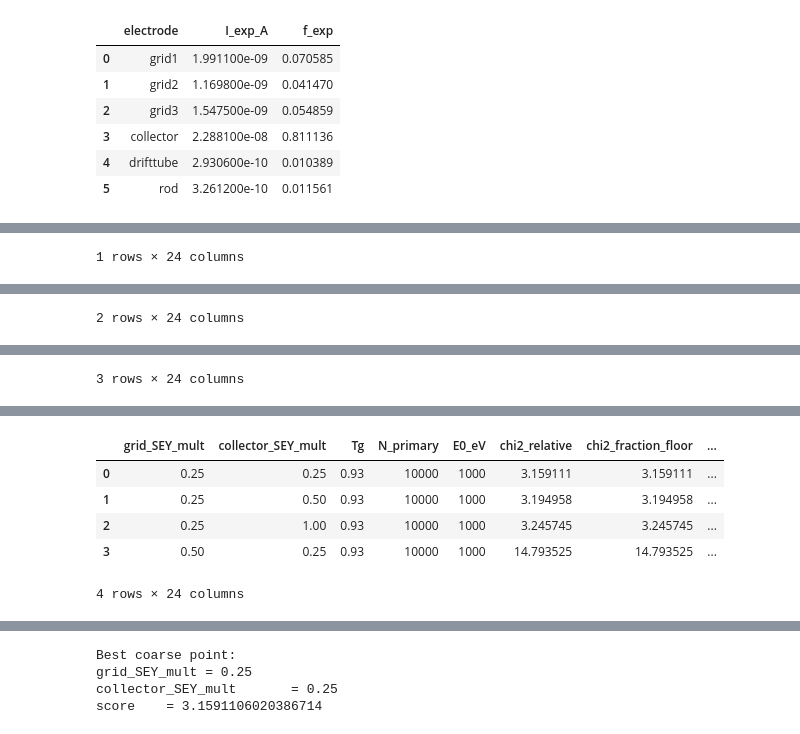
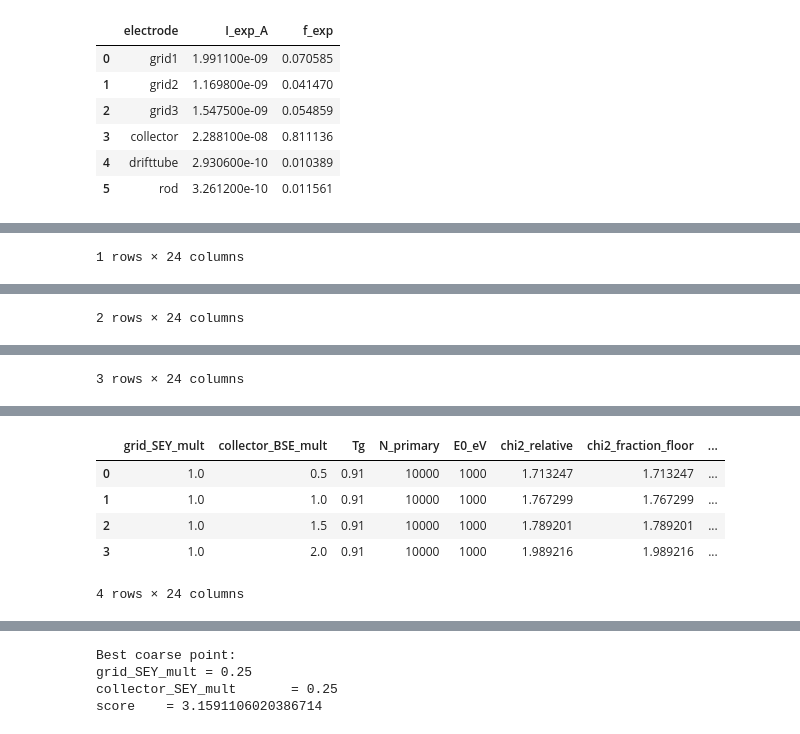
Before and after one commit to oridzel/rfa_python, a Jupyter notebook: notebooks/06_current_prediction_modes.ipynb, the cells around one changed output, grey strips where cells are left out. Cells and saved outputs as stored; diff of their text form; code cells hidden in the pictures.

```diff
--- a/notebooks/06_current_prediction_modes.ipynb
+++ b/notebooks/06_current_prediction_modes.ipynb
@@ -144,10 +144,12 @@ cascade = rfa.run_cascade_batch_parallel(
     energy_models=energy_models,
     theta_models=theta_models,
     voltages=voltages,
-    SEY_mult=1.0,
 
     sample_y_bounds=sample_y_bounds,
     sample_z_bounds=sample_z_bounds,
+
+    grid_SEY_mult=1.0,
+    collector_BSE_mult=1.0,
 
     max_generation=6,
     max_total_electrons_per_primary=300,
@@ -953,8 +980,8 @@ def score_fractions(f_sim, f_exp, fit_electrodes):
 # %%
 def run_one_fit_point(
     grid_SEY_mult,
-    collector_SEY_mult,
-    Tg=0.93,
+    collector_BSE_mult,
+    Tg,
     N_primary=1000,
     E0_eV=1000,
     seed=123,
@@ -998,9 +1025,8 @@ def run_one_fit_point(
         sample_y_bounds=sample_y_bounds,
         sample_z_bounds=sample_z_bounds,
 
-        SEY_mult=1.0,
         grid_SEY_mult=grid_SEY_mult,
-        collector_SEY_mult=collector_SEY_mult,
+        collector_BSE_mult=collector_BSE_mult,
 
         max_generation=max_generation,
         max_total_electrons_per_primary=300,
@@ -1030,7 +1056,7 @@ def run_one_fit_point(
 
     row = {
         "grid_SEY_mult": grid_SEY_mult,
-        "collector_SEY_mult": collector_SEY_mult,
+        "collector_BSE_mult": collector_BSE_mult,
         "Tg": Tg,
         "N_primary": N_primary,
         "E0_eV": E0_eV,
@@ -1053,9 +1079,9 @@ def run_one_fit_point(
 
     return row, df_fit, cascade
 # %%
-Tg = 0.93
-grid_SEY_mult_values = [0.25, 0.5, 1.0, 1.5]
-collector_SEY_mult_values = [0.25, 0.5, 1.0]
+Tg_values = [0.91, 0.93, 0.95]
+grid_SEY_mult_values = [1.0, 1.5, 2.0, 2.5]
+collector_BSE_mult_values = [0.5, 1.0, 1.5, 2.0]
 
 N_fit = 10000
 E0_fit = 1000
@@ -1066,51 +1092,52 @@ out_dir.mkdir(parents=True, exist_ok=True)
 rows = []
 fit_tables = {}
 
-total_runs = len(grid_SEY_mult_values) * len(collector_SEY_mult_values)
+total_runs = len(Tg_values) * len(grid_SEY_mult_values) * len(collector_BSE_mult_values)
 run_idx = 0
 
-for grid_SEY_mult in grid_SEY_mult_values:
-    for collector_SEY_mult in collector_SEY_mult_values:
-        run_idx += 1
+for Tg in Tg_values:
+    for grid_SEY_mult in grid_SEY_mult_values:
+        for collector_BSE_mult in collector_BSE_mult_values:
+            run_idx += 1
 
-        print(
-            f"Run {run_idx}/{total_runs}: "
-            f"grid_SEY_mult={grid_SEY_mult:.3f}, "
-            f"collector_SEY_mult={collector_SEY_mult:.3f}, "
-            f"Tg=0.930",
-            flush=True,
-        )
+            print(
+                f"Run {run_idx}/{total_runs}: "
+                f"grid_SEY_mult={grid_SEY_mult:.3f}, "
+                f"collector_BSE_mult={collector_BSE_mult:.3f}, "
+                f"Tg={Tg:.3f}",
+                flush=True,
+            )
 
-        row, df_fit, cascade_i = run_one_fit_point(
-            grid_SEY_mult=grid_SEY_mult,
-            collector_SEY_mult=collector_SEY_mult,
-            Tg=0.93,
-            N_primary=N_fit,
-            E0_eV=E0_fit,
-            seed=123,
-            n_jobs=24,
-            chunk_size=5,
-            max_generation=6,
-        )
+            row, df_fit, cascade_i = run_one_fit_point(
+                grid_SEY_mult=grid_SEY_mult,
+                collector_BSE_mult=collector_BSE_mult,
+                Tg=Tg,
+                N_primary=N_fit,
+                E0_eV=E0_fit,
+                seed=123,
+                n_jobs=24,
+                chunk_size=5,
+                max_generation=6,
+            )
 
-        rows.append(row)
-        fit_tables[(grid_SEY_mult, collector_SEY_mult)] = df_fit
+            rows.append(row)
+            fit_tables[(grid_SEY_mult, collector_BSE_mult)] = df_fit
 
-        df_scan = pd.DataFrame(rows)
-        df_scan.to_csv(out_dir / "2keV_scan_grid_collector_SEY_results.csv", index=False)
+            df_scan = pd.DataFrame(rows)
+            df_scan.to_csv(out_dir / "1keV_scan_Tg_grid_SEY_collector_BSE_results.csv", index=False)
 
-        display(df_scan.sort_values("chi2_fraction_floor").head())
+            display(df_scan.sort_values("chi2_fraction_floor").head())
 
-        df = cascade_i["df_cascade"]
+            df = cascade_i["df_cascade"]
 
-        df_sources = (
-            df.groupby(["source_owner", "source_electrode"])
-            .size()
-            .reset_index(name="n")
-            .sort_values("n", ascending=False)
-        )
+            df_sources = (
+                df.groupby(["source_owner", "source_electrode"])
+                .size()
+                .reset_index(name="n")
+                .sort_values("n", ascending=False)
+            )
 
-        df_sources.head(20)
+            df_sources.head(20)
 
 df_scan = pd.DataFrame(rows)
 df_scan.sort_values("chi2_fraction_floor")
@@ -1134,6 +1161,6 @@ Run 4/12: grid_SEY_mult=0.500, collector_SEY_mult=0.250, Tg=0.930
-|  | grid_SEY_mult | collector_SEY_mult | Tg | N_primary | E0_eV | chi2_relative | chi2_fraction_floor | ... |
-| 0 | 0.25 | 0.25 | 0.93 | 10000 | 1000 | 3.159111 | 3.159111 | ... |
-| 1 | 0.25 | 0.50 | 0.93 | 10000 | 1000 | 3.194958 | 3.194958 | ... |
-| 2 | 0.25 | 1.00 | 0.93 | 10000 | 1000 | 3.245745 | 3.245745 | ... |
-| 3 | 0.50 | 0.25 | 0.93 | 10000 | 1000 | 14.793525 | 14.793525 | ... |
+|  | grid_SEY_mult | collector_BSE_mult | Tg | N_primary | E0_eV | chi2_relative | chi2_fraction_floor | ... |
+| 0 | 1.0 | 0.5 | 0.91 | 10000 | 1000 | 1.713247 | 1.713247 | ... |
+| 1 | 1.0 | 1.0 | 0.91 | 10000 | 1000 | 1.767299 | 1.767299 | ... |
+| 2 | 1.0 | 1.5 | 0.91 | 10000 | 1000 | 1.789201 | 1.789201 | ... |
+| 3 | 1.0 | 2.0 | 0.91 | 10000 | 1000 | 1.989216 | 1.989216 | ... |
 4 rows × 24 columns
```
Also changed, not shown: parts of 4 cells of this notebook, 1 other file.
